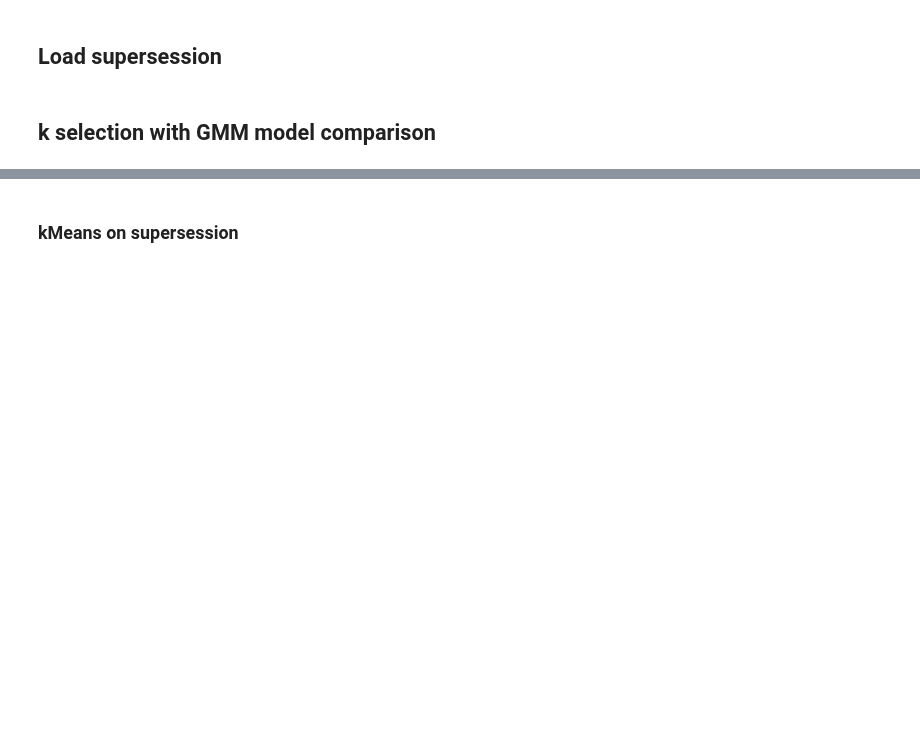
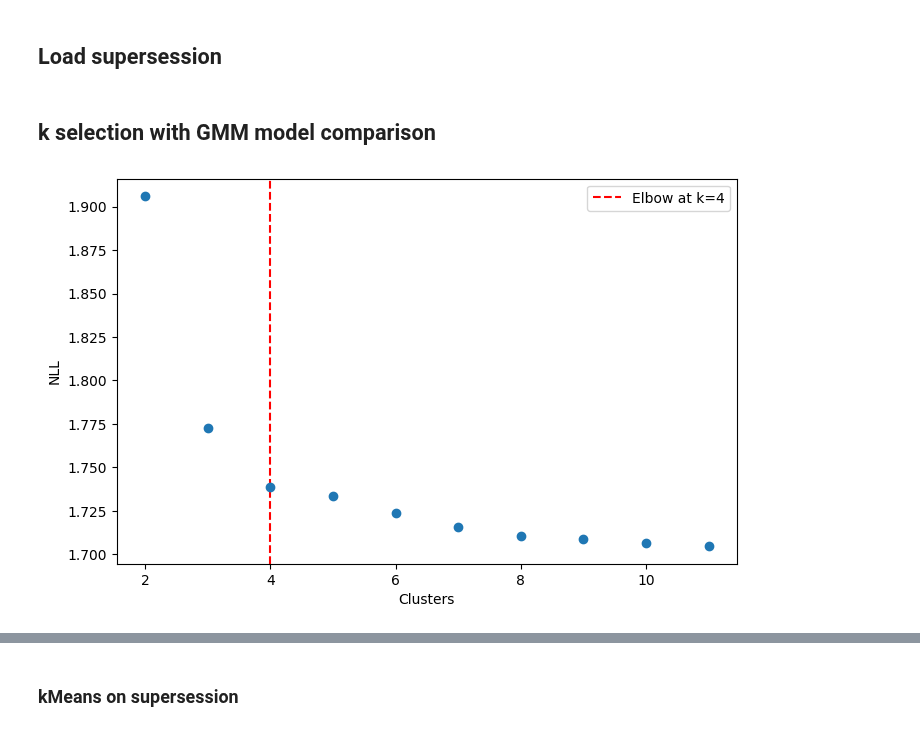
Before and after one commit to ineslaranjeira/representation_learning_variability, a Jupyter notebook: Models/Maths intuitions/Wavelets/kmeans_supersession.ipynb, the cells around one changed output, grey strips where cells are left out. Cells and saved outputs as stored; diff of their text form; code cells hidden in the pictures; blank space fills up the shorter version.

```diff
--- a/Models/Maths intuitions/Wavelets/kmeans_supersession.ipynb
+++ b/Models/Maths intuitions/Wavelets/kmeans_supersession.ipynb
@@ -36,6 +36,17 @@ one = ONE(mode='remote')
 # Load trial clsuters
 results_path = '/home/ines/repositories/representation_learning_variability/Models/Maths intuitions/Wavelets/'
 filename = str(results_path + 'supersession_wavelets02-17-2025')
-super_session = pd.read_parquet(filename, engine='pyarrow')
+super_session = np.load(open(filename, 'rb'))
 # %% [markdown]
 ## k selection with GMM model comparison
+# %%
+repeats = 5
+components = np.array([1, 2, 3, 4, 5, 6, 7, 8, 9, 10, 11])
+LLs = np.zeros((repeats, len(components))) * np.nan
+for r in range(repeats):
+    # Compute log likelihood of a GMM model with different components
+    LLs[r, :] = GMM_neg_log_likelihood(super_session.copy(), components)
+kneedle = KneeLocator(components[1:], np.nanmean(LLs, axis=0)[1:], curve="convex", direction="decreasing")
+optimal_k = kneedle.knee
+# %% [output]
+[figure, added]
```
Also changed, not shown: parts of 6 cells of this notebook, 6 other files.
